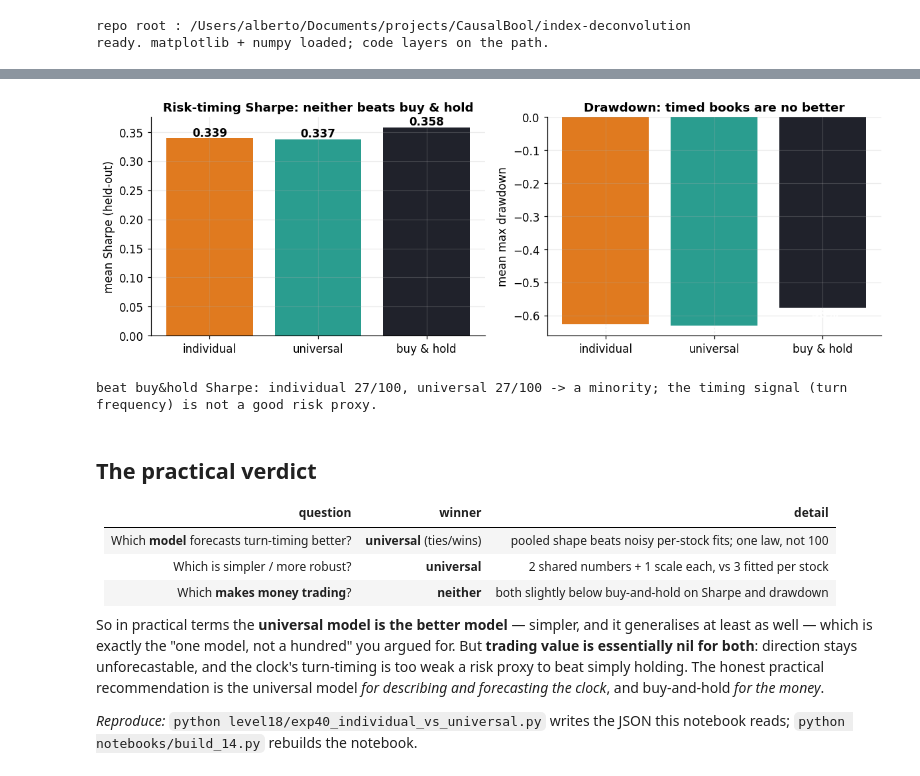
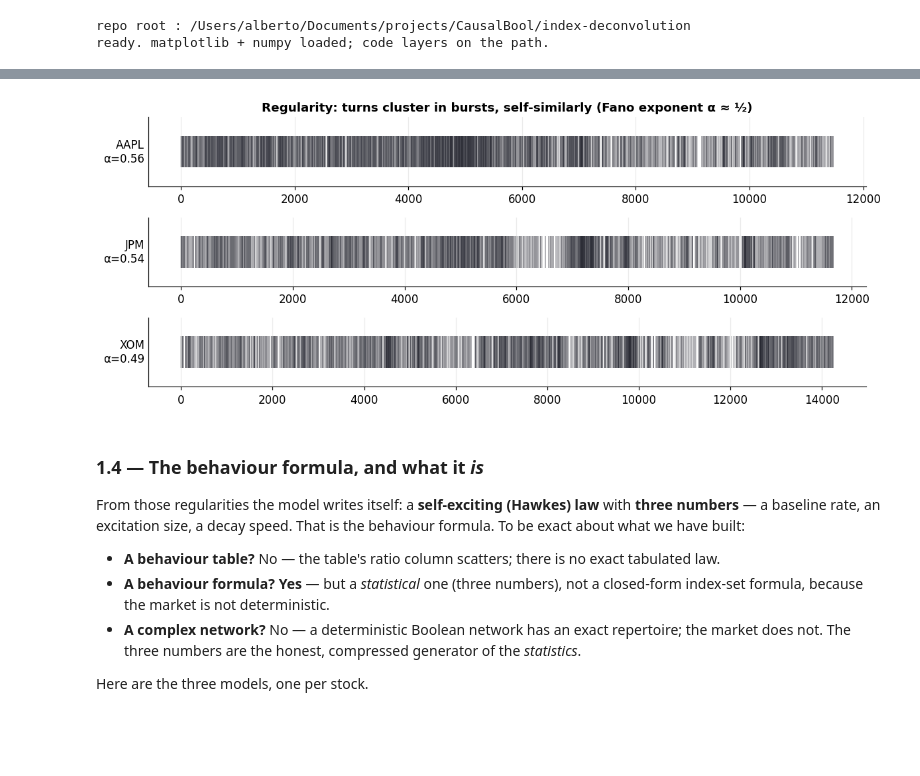
Before and after one commit to albertoHdzE/CausalBool, a Jupyter notebook: index-deconvolution/notebooks/14_individual_vs_universal.ipynb, the cells around one changed output, grey strips where cells are left out. Cells and saved outputs as stored; diff of their text form; code cells hidden in the pictures; blank space fills up the shorter version.

```diff
--- a/index-deconvolution/notebooks/14_individual_vs_universal.ipynb
+++ b/index-deconvolution/notebooks/14_individual_vs_universal.ipynb
@@ -63,9 +59,21 @@ print("ready. matplotlib + numpy loaded; code layers on the path.")
 repo root : /Users/alberto/Documents/projects/CausalBool/index-deconvolution
 ready. matplotlib + numpy loaded; code layers on the path.
 # %%
+for _sub in ["level6", "level9", "level14", "level18"]:
+    _p = os.path.join(ROOT, _sub)
+    if _p not in sys.path:
+        sys.path.insert(0, _p)
 import json
-with open(os.path.join(ROOT, "results", "exp40_individual_vs_universal.json")) as _f:
-    R = json.load(_f)
-print("panel:", R["n_series"], "stocks; universal shape n =",
-      round(R["universal_shape"]["n"],3), "beta =", round(R["universal_shape"]["beta"],4))
+DATA_100 = os.path.join(ROOT, "finance", "data_100")
+from finance import load_yahoo_close
+def load_stock(t):
+    px = load_yahoo_close(os.path.join(DATA_100, t + ".json"))
+    return [px[d] for d in sorted(px)]
+with open(os.path.join(ROOT, "results", "exp41_clock_prediction.json")) as _f:
+    RP = json.load(_f)
+STOCKS = [t for t in ["AAPL", "JPM", "XOM"] if os.path.exists(os.path.join(DATA_100, t+".json"))]
+if len(STOCKS) < 3:
+    STOCKS = [r["name"] for r in RP["rows"][:3]]
+THETA = RP["theta"]
+print("walkthrough stocks:", STOCKS, " | 100-stock summary loaded")
 # %% [output]
@@ -134,38 +147,26 @@ a risk edge. This is the programme's ceiling, shown one more way.
 # %%
-rk = R["risk"]
-fig, (ax, bx) = plt.subplots(1, 2, figsize=(11, 3.8))
-labs = ["individual","universal","buy & hold"]
-ax.bar(labs, [rk["mean_sharpe_ind"], rk["mean_sharpe_uni"], rk["mean_sharpe_bh"]],
-       color=[BAD, OK, INK])
-ax.set_ylabel("mean Sharpe (held-out)"); ax.set_title("Risk-timing Sharpe: neither beats buy & hold")
-for i,v in enumerate([rk["mean_sharpe_ind"], rk["mean_sharpe_uni"], rk["mean_sharpe_bh"]]):
-    ax.text(i, v+0.004, f"{v:.3f}", ha="center", fontweight="bold")
-bx.bar(labs, [rk["mean_mdd_ind"], rk["mean_mdd_uni"], rk["mean_mdd_bh"]], color=[BAD, OK, INK])
-bx.set_ylabel("mean max drawdown"); bx.set_title("Drawdown: timed books are no better")
-for i,v in enumerate([rk["mean_mdd_ind"], rk["mean_mdd_uni"], rk["mean_mdd_bh"]]):
-    bx.text(i, v, f"{v:.0%}", ha="center", va="top", color="white", fontweight="bold")
+from point_process import fano_exponent
+WIN = [10,20,40,80,160,320]
+fig, axes = plt.subplots(len(STOCKS), 1, figsize=(11, 1.5*len(STOCKS)))
+for ax, t in zip(np.atleast_1d(axes), STOCKS):
+    b, s = clocks[t]; clock = sorted(b+s)
+    ax.eventplot([clock], colors=[INK], lineoffsets=0, linelengths=0.8, linewidths=0.25)
+    a = fano_exponent(clock, len(prices[t]), WIN)["alpha"]
+    ax.set_yticks([]); ax.set_ylabel(f"{t}\nα={a:.2f}", rotation=0, ha="right", va="center")
+axes[0].set_title("Regularity: turns cluster in bursts, self-similarly (Fano exponent α ≈ ½)")
 plt.tight_layout(); plt.show()
-print(f"beat buy&hold Sharpe: individual {rk['n_ind_beats_bh_sharpe']}/{R['n_series']}, "
-      f"universal {rk['n_uni_beats_bh_sharpe']}/{R['n_series']} -> a minority; the timing signal "
-      f"(turn frequency) is not a good risk proxy.")
 # %% [output]
-[figure, old version]
+[figure, new version]
-beat buy&hold Sharpe: individual 27/100, universal 27/100 -> a minority; the timing signal (turn frequency) is not a good risk proxy.
 # %% [markdown]
-## The practical verdict
+### 1.4 — The behaviour formula, and what it *is*
+From those regularities the model writes itself: a **self-exciting (Hawkes) law** with
+**three numbers** — a baseline rate, an excitation size, a decay speed. That is the
+behaviour formula. To be exact about what we have built:
 
-| question | winner | detail |
-|---|---|---|
-| Which **model** forecasts turn-timing better? | **universal** (ties/wins) | pooled shape beats noisy per-stock fits; one law, not 100 |
-| Which is simpler / more robust? | **universal** | 2 shared numbers + 1 scale each, vs 3 fitted per stock |
-| Which **makes money trading**? | **neither** | both slightly below buy-and-hold on Sharpe and drawdown |
+* **A behaviour table?** No — the table's ratio column scatters; there is no exact tabulated law.
+* **A behaviour formula?** **Yes** — but a *statistical* one (three numbers), not a closed-form
+  index-set formula, because the market is not deterministic.
+* **A complex network?** No — a deterministic Boolean network has an exact repertoire; the
+  market does not. The three numbers are the honest, compressed generator of the *statistics*.
 
-So in practical terms the **universal model is the better model** — simpler, and it
-generalises at least as well — which is exactly the "one model, not a hundred" you argued
-for. But **trading value is essentially nil for both**: direction stays unforecastable, and
-the clock's turn-timing is too weak a risk proxy to beat simply holding. The honest
-practical recommendation is the universal model *for describing and forecasting the clock*,
-and buy-and-hold *for the money*.
-
-*Reproduce:* `python level18/exp40_individual_vs_universal.py` writes the JSON this notebook
-reads; `python notebooks/build_14.py` rebuilds the notebook.
+Here are the three models, one per stock.
```
Also changed, not shown: parts of 17 cells of this notebook, 7 other files.
